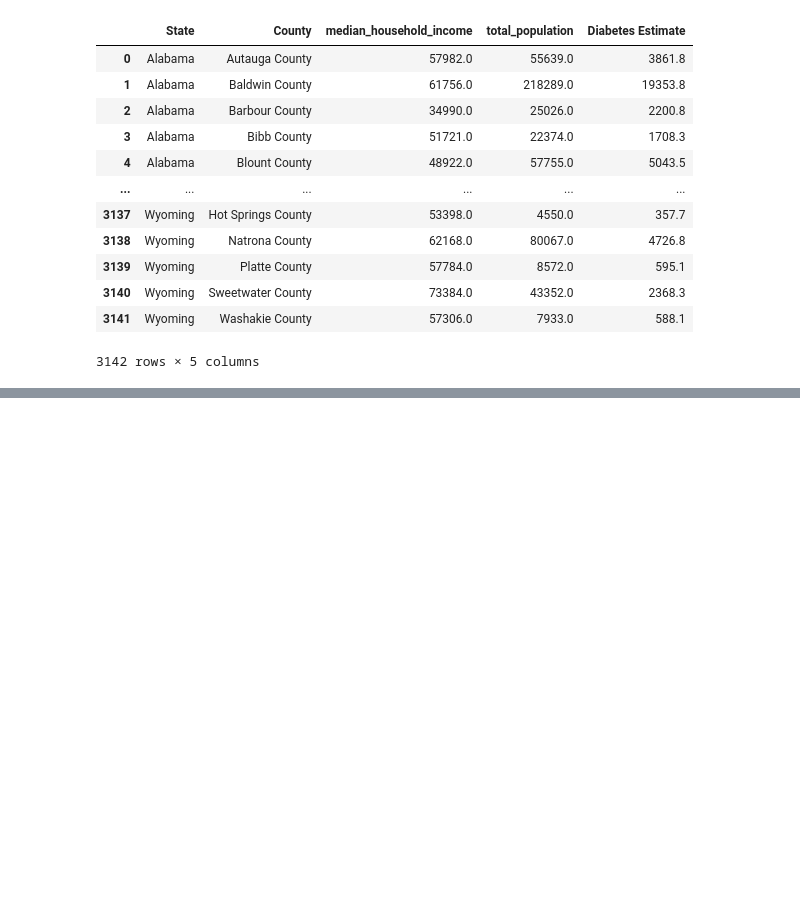
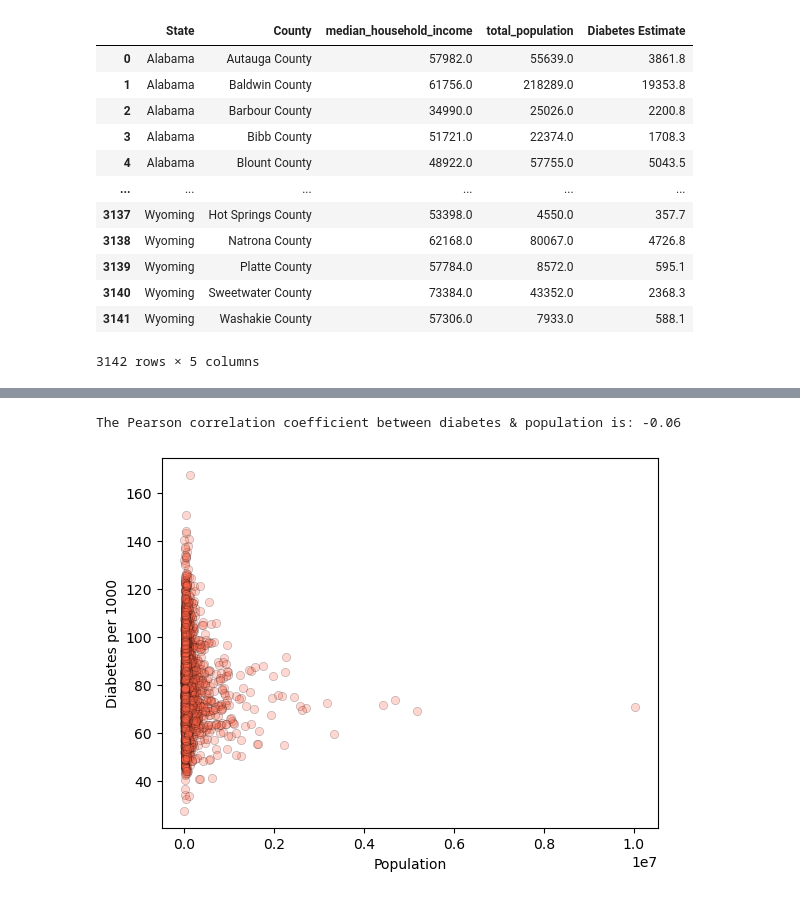
Before and after one commit to ai-bevo/Team-M.A.C.K., a Jupyter notebook: main_notebook.ipynb, the cells around one changed output, grey strips where cells are left out. Saved outputs shown, nothing was run; the diff lists cells and outputs as text; code cells hidden in the pictures; blank space fills up the shorter version.

```diff
--- a/main_notebook.ipynb
+++ b/main_notebook.ipynb
@@ -162,0 +246,16 @@ merged_df
+# %%
+# use pearson correlation to find the correlation between population and diabetes estimate
+pop_diab_corr = round(stats.pearsonr(dts, dts4)[0], 2)
+print(f'The Pearson correlation coefficient between diabetes & population is: {pop_diab_corr}')
+# %% [output]
+The Pearson correlation coefficient between diabetes & population is: -0.06
+# %%
+# create a scatter plot to visualize the correlation between population and diabetes per 1000
+plt.scatter(dts,dts4,alpha = 0.25, color ="tomato",edgecolors="black", linewidths=0.5)
+plt.xlabel("Population")
+plt.ylabel("Diabetes per 1000")
+plt.show()
+
+## this would be better in histogram form
+# %% [output]
+[figure, added]
```
Also changed, not shown: parts of 12 cells of this notebook, 2 other files.
